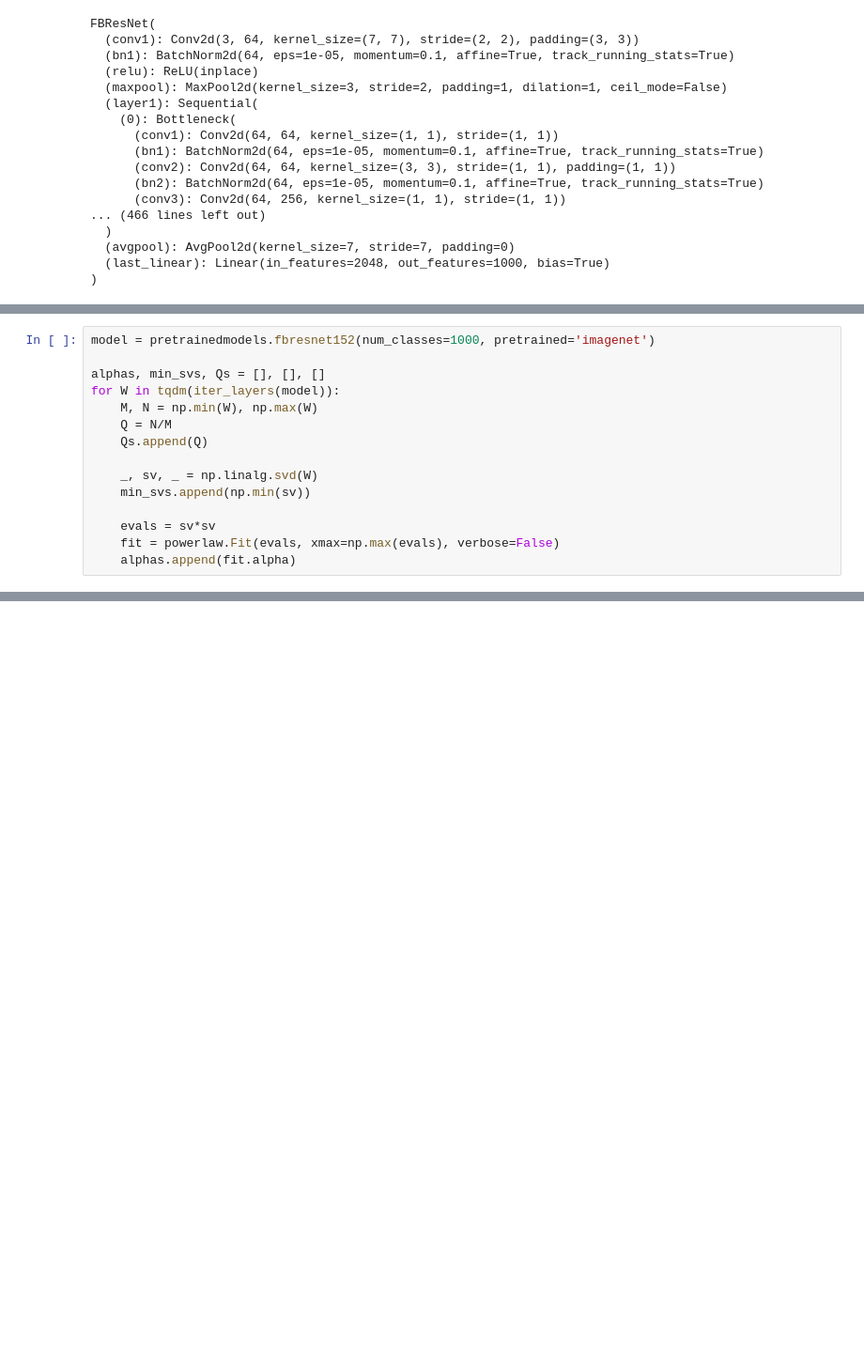
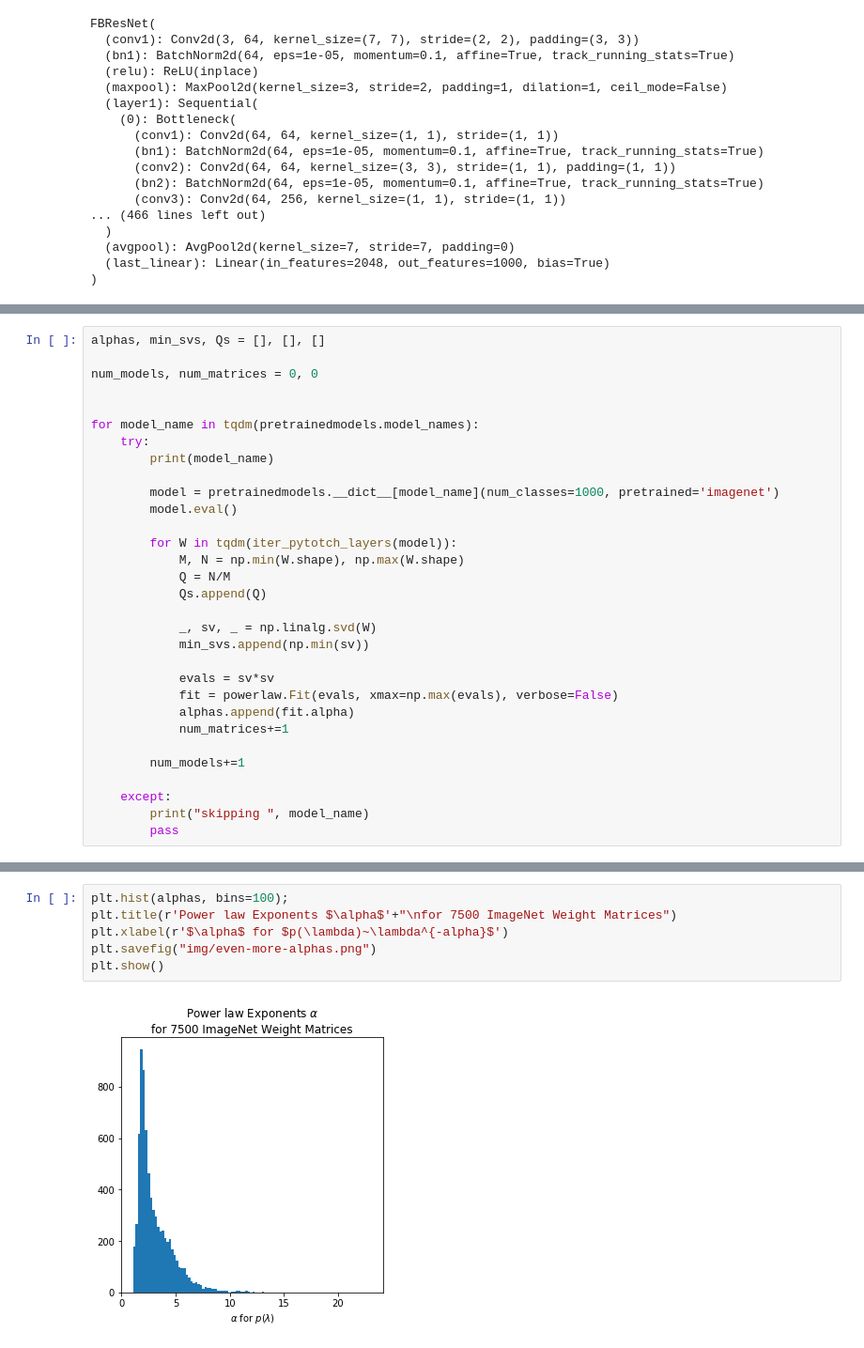
Before and after one commit to CalculatedContent/ImplicitSelfRegularization, a Jupyter notebook: EvenMore-pytorch-models.ipynb, the cells around one changed output, grey strips where cells are left out. Shown at 94% size. Saved outputs shown, nothing was run; the diff lists cells and outputs as text; blank space fills up the shorter version.

Commit message:
even more models

```diff
--- a/EvenMore-pytorch-models.ipynb
+++ b/EvenMore-pytorch-models.ipynb
@@ -193,17 +191,33 @@ def iter_layers(model, min_dim=MIN_DIM):
 # %%
-model = pretrainedmodels.fbresnet152(num_classes=1000, pretrained='imagenet')
+alphas, min_svs, Qs = [], [], []
 
-alphas, min_svs, Qs = [], [], []
-for W in tqdm(iter_layers(model)):
-    M, N = np.min(W), np.max(W)
-    Q = N/M
-    Qs.append(Q)
+num_models, num_matrices = 0, 0
 
-    _, sv, _ = np.linalg.svd(W)
-    min_svs.append(np.min(sv))
 
-    evals = sv*sv
-    fit = powerlaw.Fit(evals, xmax=np.max(evals), verbose=False)
-    alphas.append(fit.alpha)
+for model_name in tqdm(pretrainedmodels.model_names):
+    try:
+        print(model_name)
+
+        model = pretrainedmodels.__dict__[model_name](num_classes=1000, pretrained='imagenet')
+        model.eval()
+
+        for W in tqdm(iter_pytotch_layers(model)):
+            M, N = np.min(W.shape), np.max(W.shape)
+            Q = N/M
+            Qs.append(Q)
+
+            _, sv, _ = np.linalg.svd(W)
+            min_svs.append(np.min(sv))
+
+            evals = sv*sv
+            fit = powerlaw.Fit(evals, xmax=np.max(evals), verbose=False)
+            alphas.append(fit.alpha)
+            num_matrices+=1
+
+        num_models+=1
+
+    except:
+        print("skipping ", model_name)
+        pass
 # %% [output]
 [interactive output not drawn]
@@ -209,0 +238,8 @@ for W in tqdm(iter_layers(model)):
+# %%
+plt.hist(alphas, bins=100);
+plt.title(r'Power law Exponents $\alpha$'+"\nfor 7500 ImageNet Weight Matrices")
+plt.xlabel(r'$\alpha$ for $p(\lambda)~\lambda^{-alpha}$')
+plt.savefig("img/even-more-alphas.png")
+plt.show()
+# %% [output]
+[figure, added]
```
Also changed, not shown: parts of 13 cells of this notebook.
